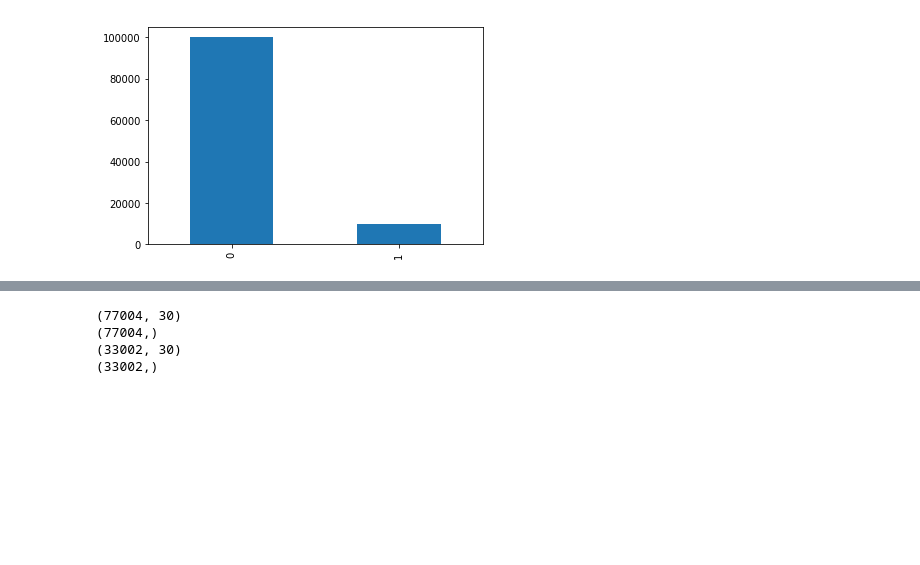
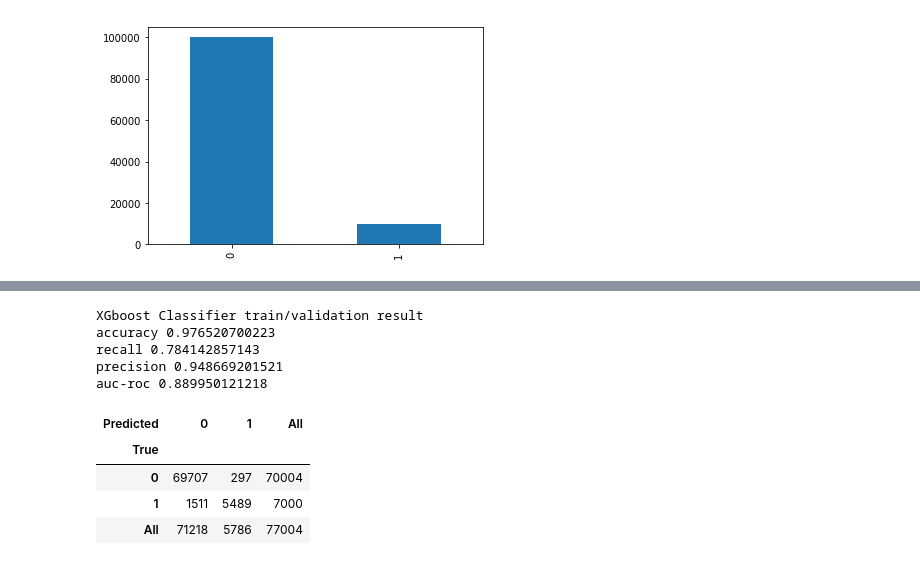
Before and after one commit to ashwingadam1/practice, a Jupyter notebook: casestudy.ipynb, the cells around one changed output, grey strips where cells are left out. Drawn from its saved outputs; the diff is of its cells as text; code cells hidden in the pictures; blank space fills up the shorter version.

```diff
--- a/casestudy.ipynb
+++ b/casestudy.ipynb
@@ -157,10 +152,5 @@ X_train, X_test, y_train, y_test = train_test_split( data_modified,target,
-# %%
-print(X_train.shape)
-print(y_train.shape)
-print(X_test.shape)
-print(y_test.shape)
-# %% [output]
-(77004, 30)
-(77004,)
-(33002, 30)
-(33002,)
+# %%
+sm = SMOTETomek(random_state=12,ratio=1)
+x_res, y_res = sm.fit_sample(X_train, y_train)
+print(x_res.shape)
+print( np.bincount(y_res))
@@ -166,0 +175,25 @@ print(y_test.shape)
+# %%
+xgb_model=xgb.XGBClassifier(colsample_bytree= 0.8,learning_rate= 0.1,
+                            max_depth=7,min_child_weight= 8,n_estimators=1000
+                            ,objective= 'binary:logistic',seed=100,
+                            silent= 1, subsample=0.5)
+xgb_model.fit(x_res,y_res)
+predictions=xgb_model.predict(X_train.as_matrix())
+print('XGboost Classifier train/validation result')
+print('accuracy',metrics.accuracy_score(y_train,predictions))
+print('recall',metrics.recall_score(y_train,predictions))
+print('precision',metrics.precision_score(y_train,predictions))
+print('auc-roc',metrics.roc_auc_score(y_train,predictions))
+pd.crosstab(y_train, predictions, rownames=['True'],
+            colnames=['Predicted'], margins=True)
+# %% [output]
+XGboost Classifier train/validation result
+accuracy 0.976520700223
+recall 0.784142857143
+precision 0.948669201521
+auc-roc 0.889950121218
+| Predicted | 0 | 1 | All |
+| True |  |  |  |
+| 0 | 69707 | 297 | 70004 |
+| 1 | 1511 | 5489 | 7000 |
+| All | 71218 | 5786 | 77004 |
```
Also changed, not shown: parts of 27 cells of this notebook, 4 other files.
